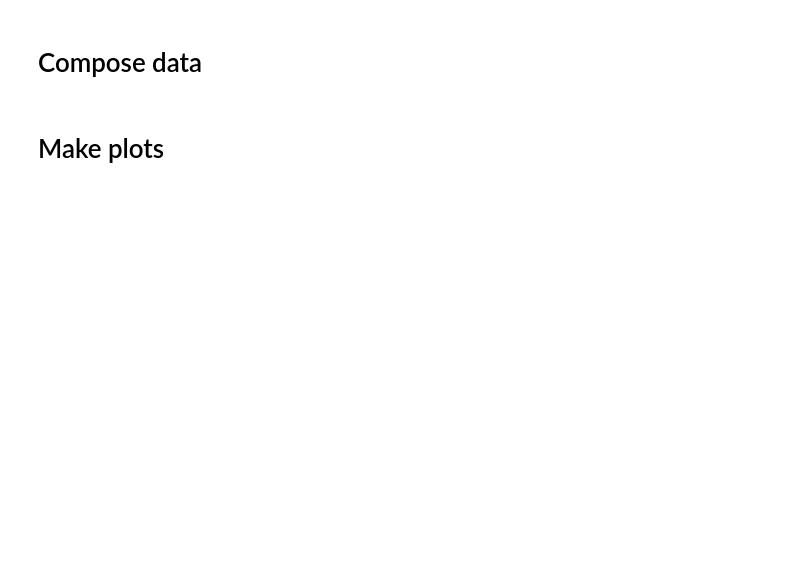
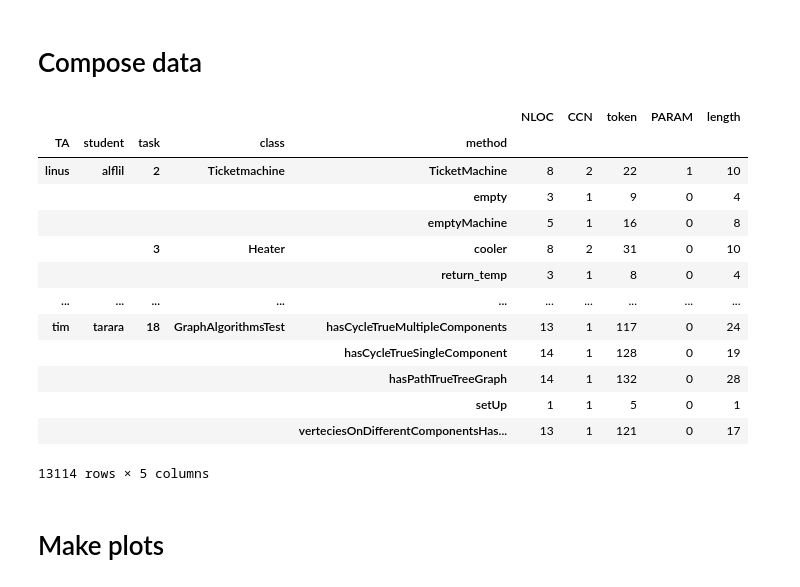
Before and after one commit to LinusOstlund/kex, a Jupyter notebook: main.ipynb, the cells around one changed output. Drawn from its saved outputs; the diff is of its cells as text; code cells hidden in the pictures; blank space fills up the shorter version.

```diff
--- a/main.ipynb
+++ b/main.ipynb
@@ -10,7 +266,7 @@ ModuleNotFoundError: No module named 'seaborn'
 # Read data
 # %%
 #df = pd.read_csv("inda_data.csv", sep=";")
-df = pd.read_csv("inda-data-linusost-niwi-olsen.csv")
+df = pd.read_csv("data/inda-data-test-by-ta.csv")
 
 df.describe()
 # %% [output]
@@ -18,5 +282,25 @@ NameError: name 'pd' is not defined
 # %% [markdown]
 # Compose data
+# %%
+# Group by and Summarize
+group = df.groupby(["TA", "student", "task", "class", "method"]).sum()
+
+group
+# %% [output]
+|  |  |  |  |  | NLOC | CCN | token | PARAM | length |
+| TA | student | task | class | method |  |  |  |  |  |
+| linus | alflil | 2 | Ticketmachine | TicketMachine | 8 | 2 | 22 | 1 | 10 |
+|  |  |  |  | empty | 3 | 1 | 9 | 0 | 4 |
+|  |  |  |  | emptyMachine | 5 | 1 | 16 | 0 | 8 |
+|  |  | 3 | Heater | cooler | 8 | 2 | 31 | 0 | 10 |
+|  |  |  |  | return_temp | 3 | 1 | 8 | 0 | 4 |
+| ... | ... | ... | ... | ... | ... | ... | ... | ... | ... |
+| tim | tarara | 18 | GraphAlgorithmsTest | hasCycleTrueMultipleComponents | 13 | 1 | 117 | 0 | 24 |
+|  |  |  |  | hasCycleTrueSingleComponent | 14 | 1 | 128 | 0 | 19 |
+|  |  |  |  | hasPathTrueTreeGraph | 14 | 1 | 132 | 0 | 28 |
+|  |  |  |  | setUp | 1 | 1 | 5 | 0 | 1 |
+|  |  |  |  | verteciesOnDifferentComponentsHas... | 13 | 1 | 121 | 0 | 17 |
+13114 rows × 5 columns
 # %% [markdown]
 # Make plots
 # %%
```
Also changed, not shown: parts of 16 cells of this notebook, 5 other files.
